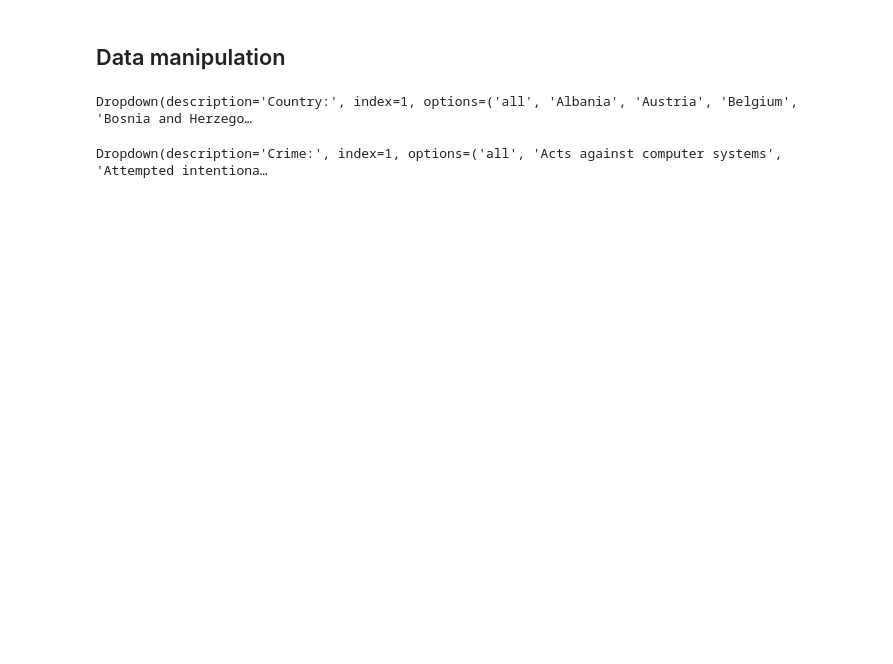
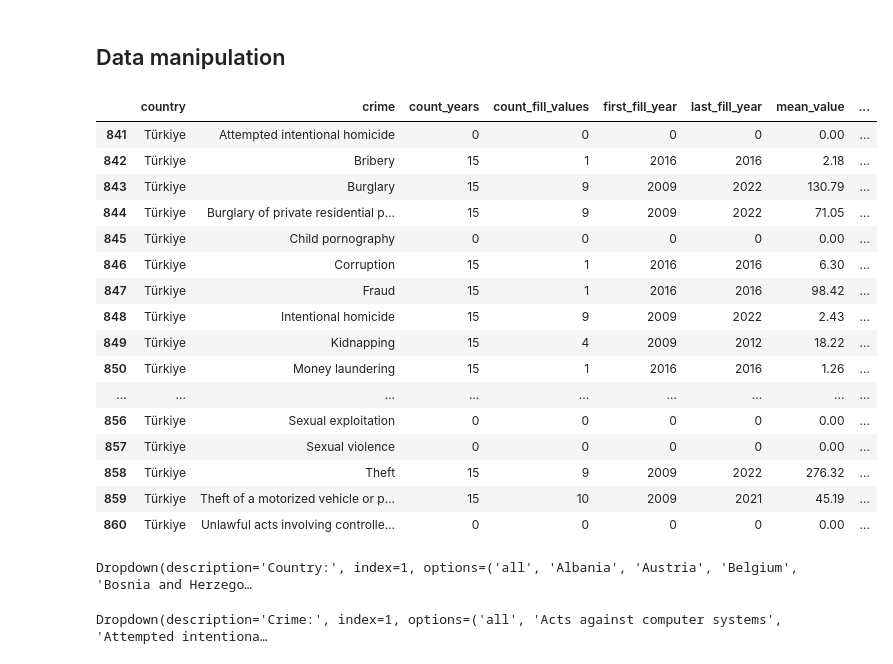
Before and after one commit to klbek/Analysis-of-Crime-in-the-EU, a Jupyter notebook: test_dat_zkouska2.ipynb, the cells around one changed output. Cells and saved outputs as stored; diff of their text form; code cells hidden in the pictures; blank space fills up the shorter version.

Commit message:
opodminkovani calculate_from_data, get_quality_data; pridani get_statics_dict_info, get_summarize_df_1all

```diff
--- a/test_dat_zkouska2.ipynb
+++ b/test_dat_zkouska2.ipynb
@@ -205,6 +268,28 @@ class EurostatCrimeTable:
 # %%
 CrimeData = EurostatCrimeTable()
 CrimeData.load_data(f'data/estat_crim_off_cat.tsv')
+# %%
+sum_info = CrimeData.get_summarize_df_1all()
+# %%
+sum_info.tail(20)
+# %% [output]
+|  | country | crime | count_years | count_fill_values | first_fill_year | last_fill_year | mean_value | ... |
+| 841 | Türkiye | Attempted intentional homicide | 0 | 0 | 0 | 0 | 0.00 | ... |
+| 842 | Türkiye | Bribery | 15 | 1 | 2016 | 2016 | 2.18 | ... |
+| 843 | Türkiye | Burglary | 15 | 9 | 2009 | 2022 | 130.79 | ... |
+| 844 | Türkiye | Burglary of private residential p... | 15 | 9 | 2009 | 2022 | 71.05 | ... |
+| 845 | Türkiye | Child pornography | 0 | 0 | 0 | 0 | 0.00 | ... |
+| 846 | Türkiye | Corruption | 15 | 1 | 2016 | 2016 | 6.30 | ... |
+| 847 | Türkiye | Fraud | 15 | 1 | 2016 | 2016 | 98.42 | ... |
+| 848 | Türkiye | Intentional homicide | 15 | 9 | 2009 | 2022 | 2.43 | ... |
+| 849 | Türkiye | Kidnapping | 15 | 4 | 2009 | 2012 | 18.22 | ... |
+| 850 | Türkiye | Money laundering | 15 | 1 | 2016 | 2016 | 1.26 | ... |
+| ... | ... | ... | ... | ... | ... | ... | ... | ... |
+| 856 | Türkiye | Sexual exploitation | 0 | 0 | 0 | 0 | 0.00 | ... |
+| 857 | Türkiye | Sexual violence | 0 | 0 | 0 | 0 | 0.00 | ... |
+| 858 | Türkiye | Theft | 15 | 9 | 2009 | 2022 | 276.32 | ... |
+| 859 | Türkiye | Theft of a motorized vehicle or p... | 15 | 10 | 2009 | 2021 | 45.19 | ... |
+| 860 | Türkiye | Unlawful acts involving controlle... | 0 | 0 | 0 | 0 | 0.00 | ... |
 # %%
 country = widgets.Dropdown(
     options=CrimeData.country_list_sorted,
```
Also changed, not shown: parts of 6 cells of this notebook.
